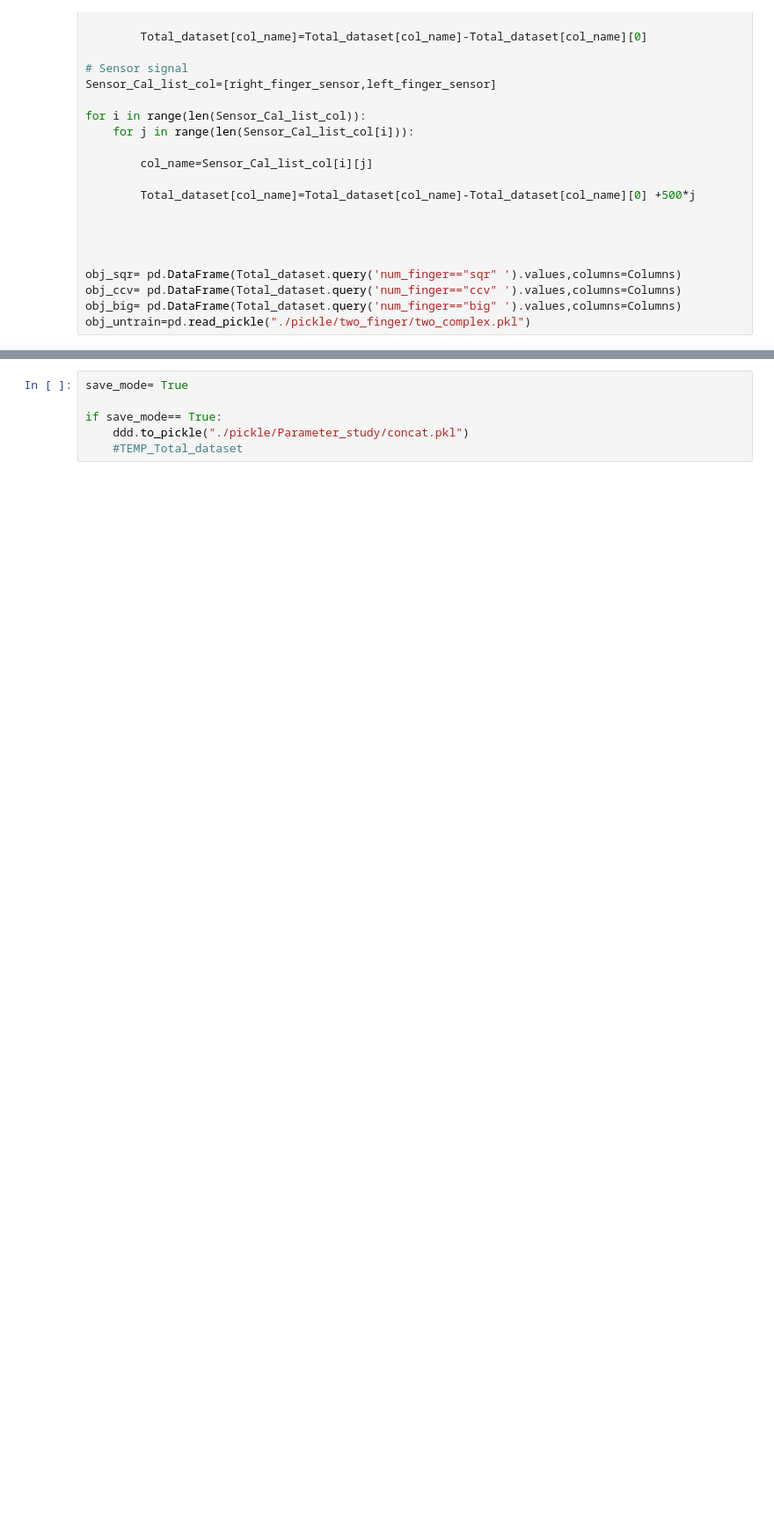
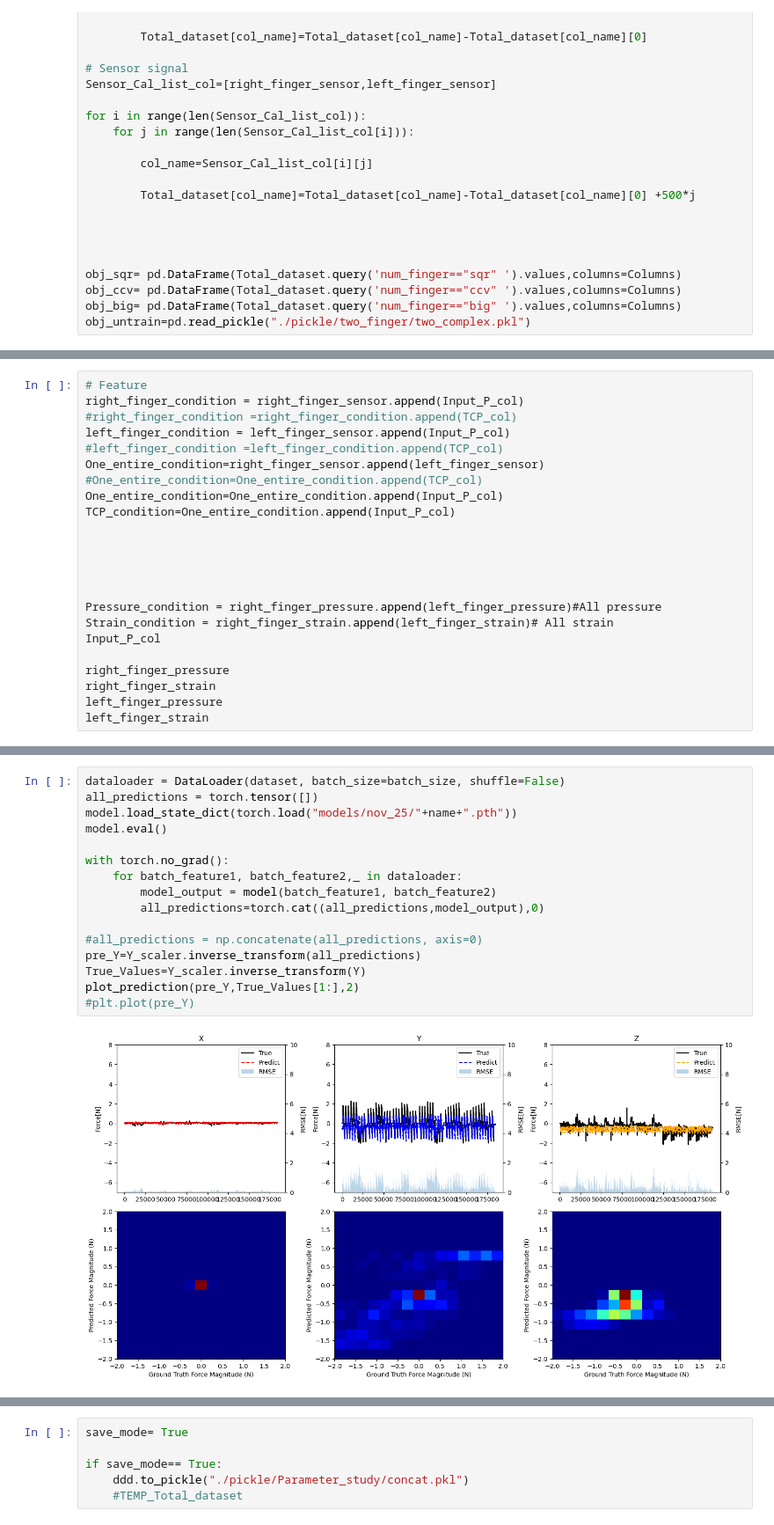
Before and after one commit to hunissweet/External_force, a Jupyter notebook: Nov_20_Model_compariso.ipynb, the cells around one changed output, grey strips where cells are left out. Shown at 88% size. Drawn from its saved outputs; the diff is of its cells as text; blank space fills up the shorter version.

```diff
--- a/Nov_20_Model_compariso.ipynb
+++ b/Nov_20_Model_compariso.ipynb
@@ -679,0 +780,23 @@ obj_untrain=pd.read_pickle("./pickle/two_finger/two_complex.pkl")
+# %%
+# Feature
+right_finger_condition = right_finger_sensor.append(Input_P_col)
+#right_finger_condition =right_finger_condition.append(TCP_col)
+left_finger_condition = left_finger_sensor.append(Input_P_col)
+#left_finger_condition =left_finger_condition.append(TCP_col)
+One_entire_condition=right_finger_sensor.append(left_finger_sensor)
+#One_entire_condition=One_entire_condition.append(TCP_col)
+One_entire_condition=One_entire_condition.append(Input_P_col)
+TCP_condition=One_entire_condition.append(Input_P_col)
+
+
+
+
+
+Pressure_condition = right_finger_pressure.append(left_finger_pressure)#All pressure
+Strain_condition = right_finger_strain.append(left_finger_strain)# All strain
+Input_P_col
+
+right_finger_pressure
+right_finger_strain
+left_finger_pressure
+left_finger_strain
@@ -679,0 +1291,18 @@ obj_untrain=pd.read_pickle("./pickle/two_finger/two_complex.pkl")
+# %%
+dataloader = DataLoader(dataset, batch_size=batch_size, shuffle=False)
+all_predictions = torch.tensor([])
+model.load_state_dict(torch.load("models/nov_25/"+name+".pth"))
+model.eval()
+
+with torch.no_grad():
+    for batch_feature1, batch_feature2,_ in dataloader:
+        model_output = model(batch_feature1, batch_feature2)
+        all_predictions=torch.cat((all_predictions,model_output),0)
+
+#all_predictions = np.concatenate(all_predictions, axis=0)
+pre_Y=Y_scaler.inverse_transform(all_predictions)
+True_Values=Y_scaler.inverse_transform(Y)
+plot_prediction(pre_Y,True_Values[1:],2)
+#plt.plot(pre_Y)
+# %% [output]
+[figure, added]
```
Also changed, not shown: parts of 54 cells of this notebook, 16 other files.
